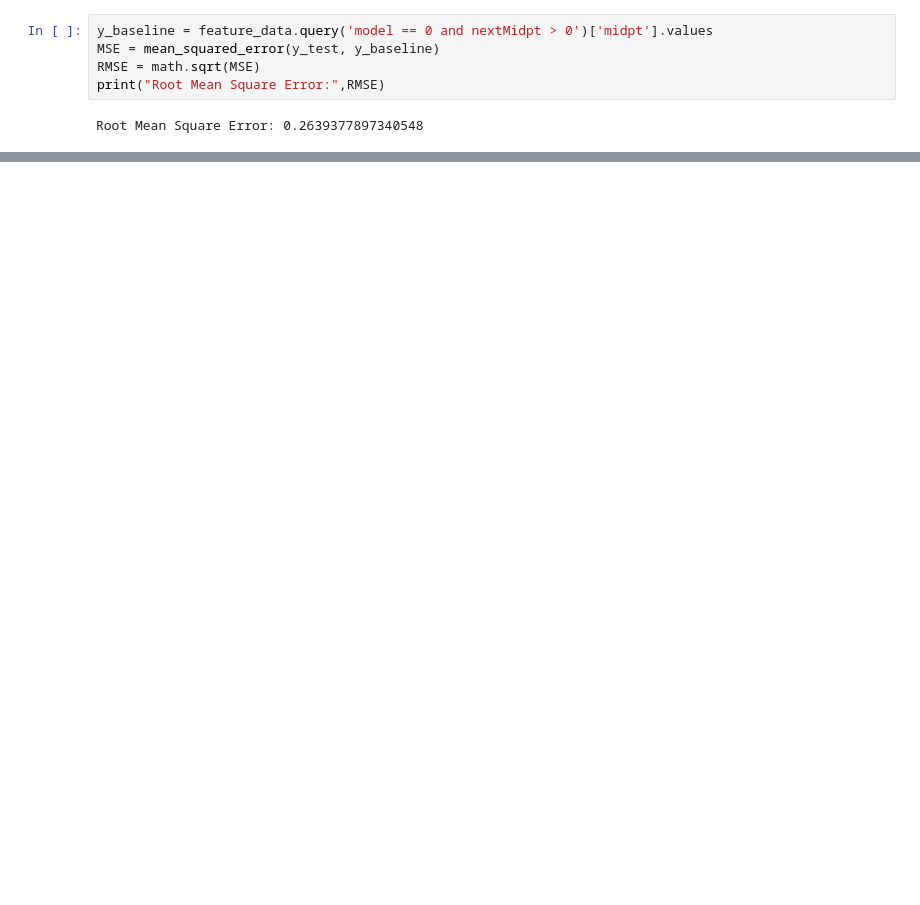
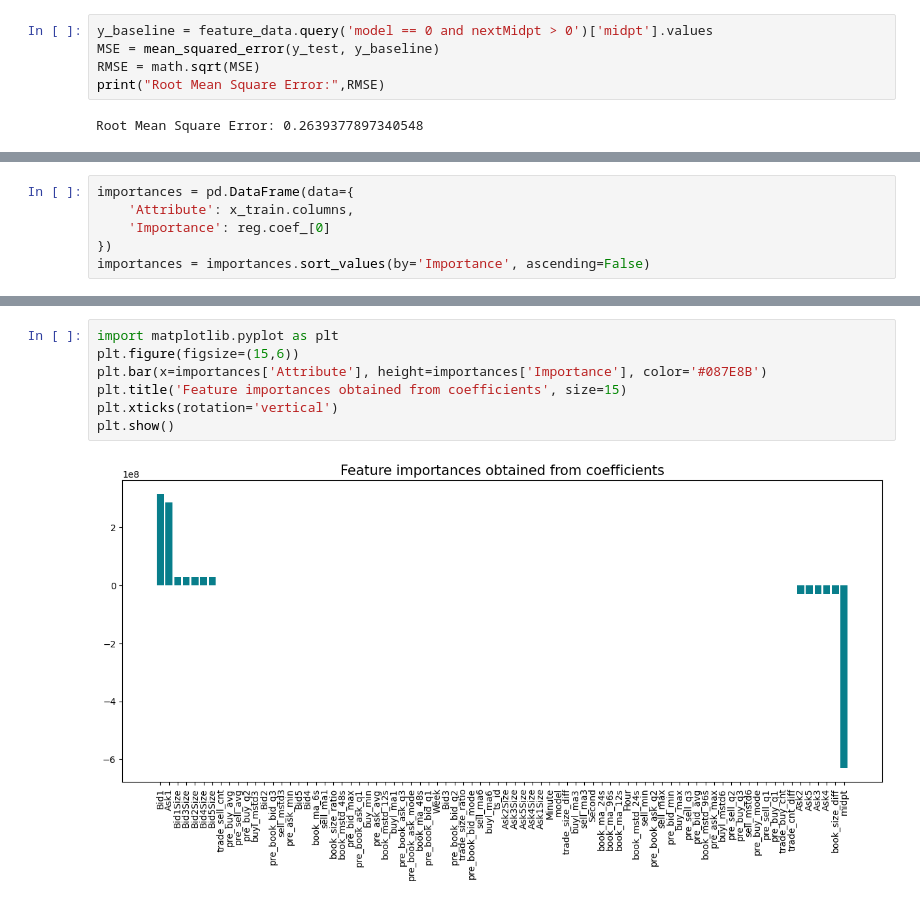
Before and after one commit to chun-code/stock_price, a Jupyter notebook: code.ipynb, the cells around one changed output, grey strips where cells are left out. Saved outputs shown, nothing was run; the diff lists cells and outputs as text; blank space fills up the shorter version.

```diff
--- a/code.ipynb
+++ b/code.ipynb
@@ -730,0 +764,6 @@ Root Mean Square Error: 0.2639377897340548
+# %%
+importances = pd.DataFrame(data={
+    'Attribute': x_train.columns,
+    'Importance': reg.coef_[0]
+})
+importances = importances.sort_values(by='Importance', ascending=False)
@@ -730,0 +791,9 @@ Root Mean Square Error: 0.2639377897340548
+# %%
+import matplotlib.pyplot as plt
+plt.figure(figsize=(15,6))
+plt.bar(x=importances['Attribute'], height=importances['Importance'], color='#087E8B')
+plt.title('Feature importances obtained from coefficients', size=15)
+plt.xticks(rotation='vertical')
+plt.show()
+# %% [output]
+[figure, added]
```
Also changed, not shown: parts of 19 cells of this notebook.
